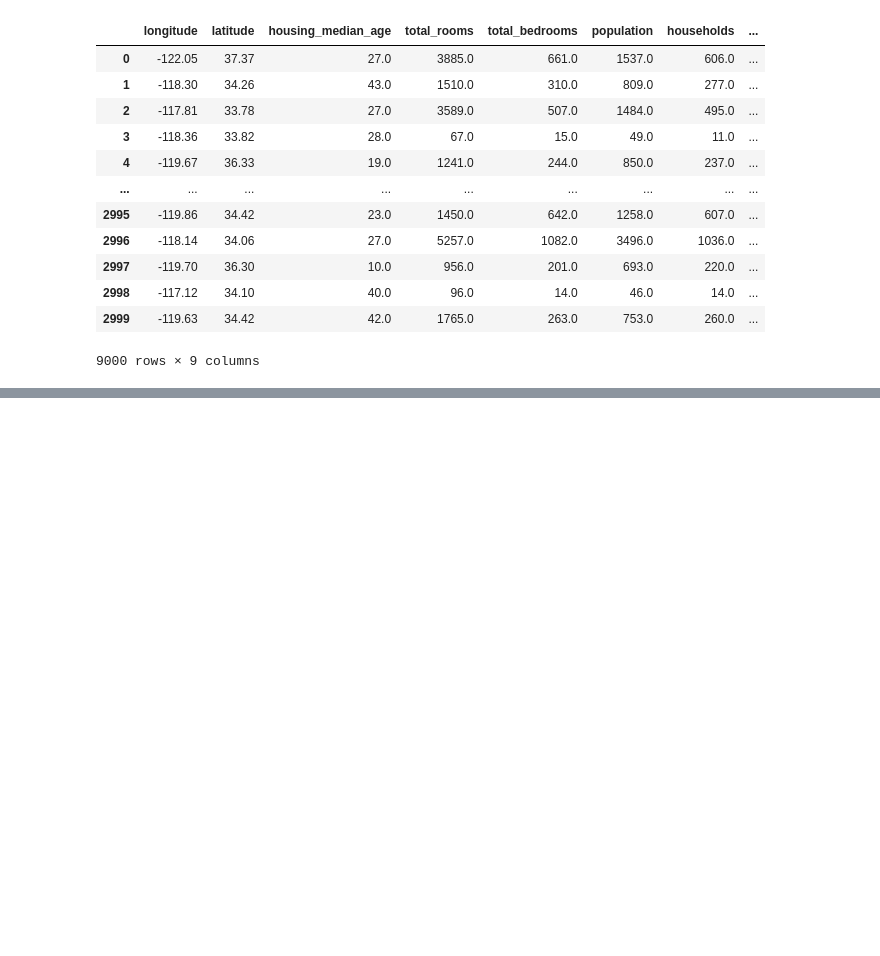
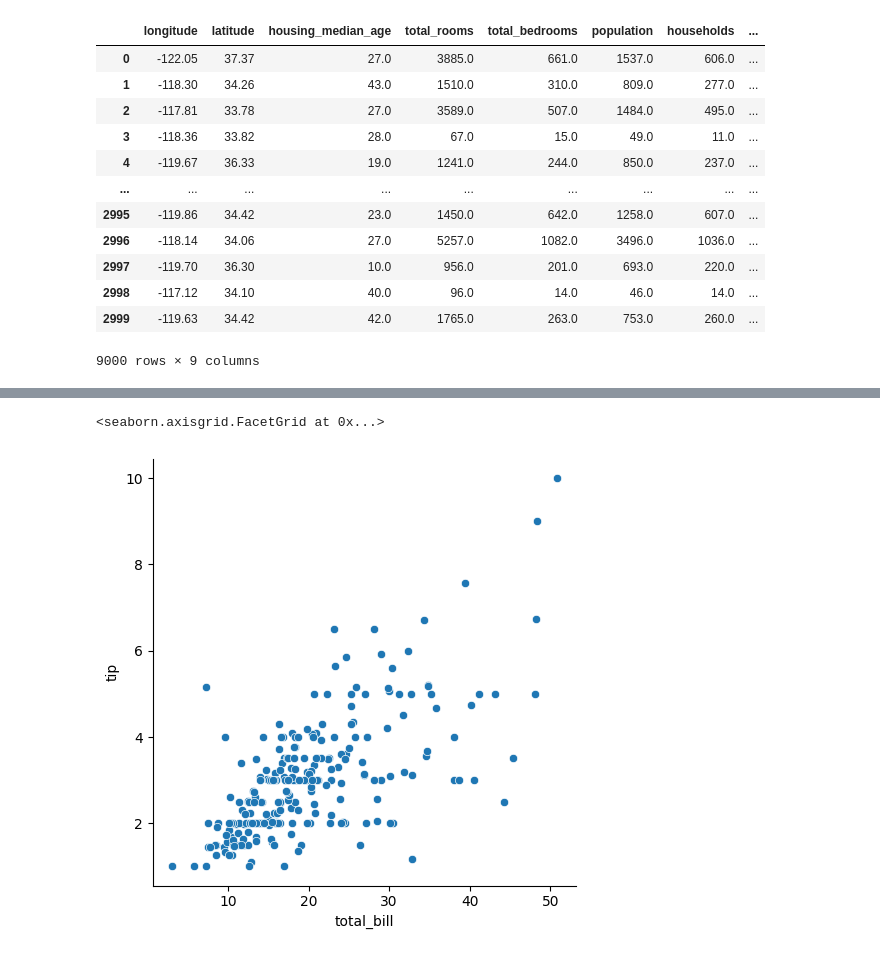
Before and after one commit to aneetajohn/OASIS-POC1, a Jupyter notebook: Untitled0.ipynb, the cells around one changed output, grey strips where cells are left out. Saved outputs shown, nothing was run; the diff lists cells and outputs as text; code cells hidden in the pictures; blank space fills up the shorter version.

```diff
--- a/Untitled0.ipynb
+++ b/Untitled0.ipynb
@@ -849,0 +905,4 @@ pd.concat([df, df_json, df_parquet])
+# %%
+# seaborn github dataset
+df = sns.load_dataset('tips') # direcly load the dataset from github repo based on name
+df
@@ -849,0 +923,7 @@ pd.concat([df, df_json, df_parquet])
+# %%
+#Relational plot
+sns.relplot(data = df, x= 'total_bill', y = 'tip')
+# x and y values should match column name in dataset
+# %% [output]
+<seaborn.axisgrid.FacetGrid at 0x...>
+[figure, added]
```
Also changed, not shown: parts of 14 cells of this notebook.
